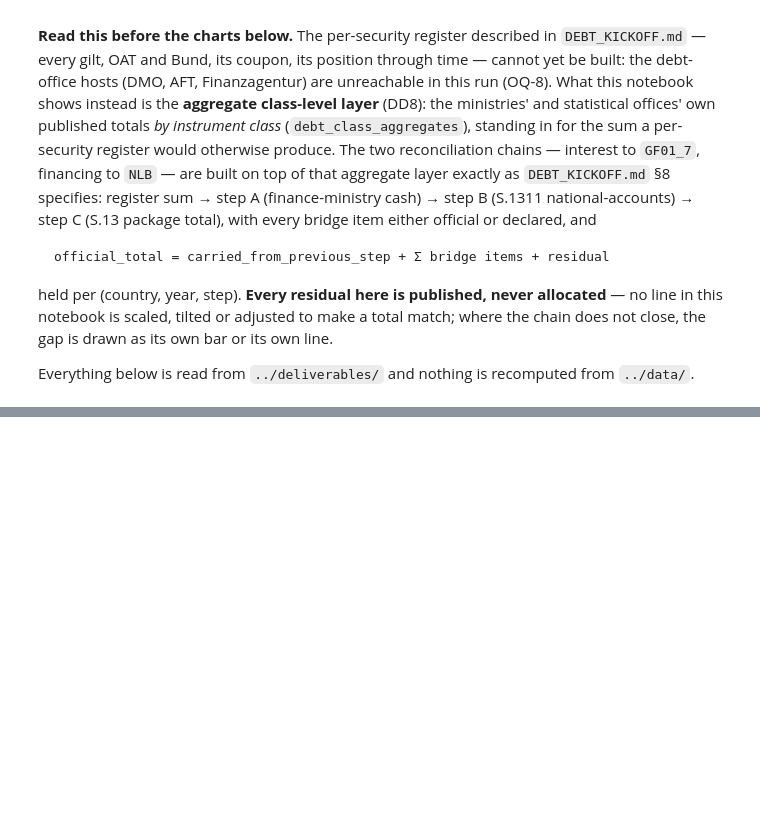
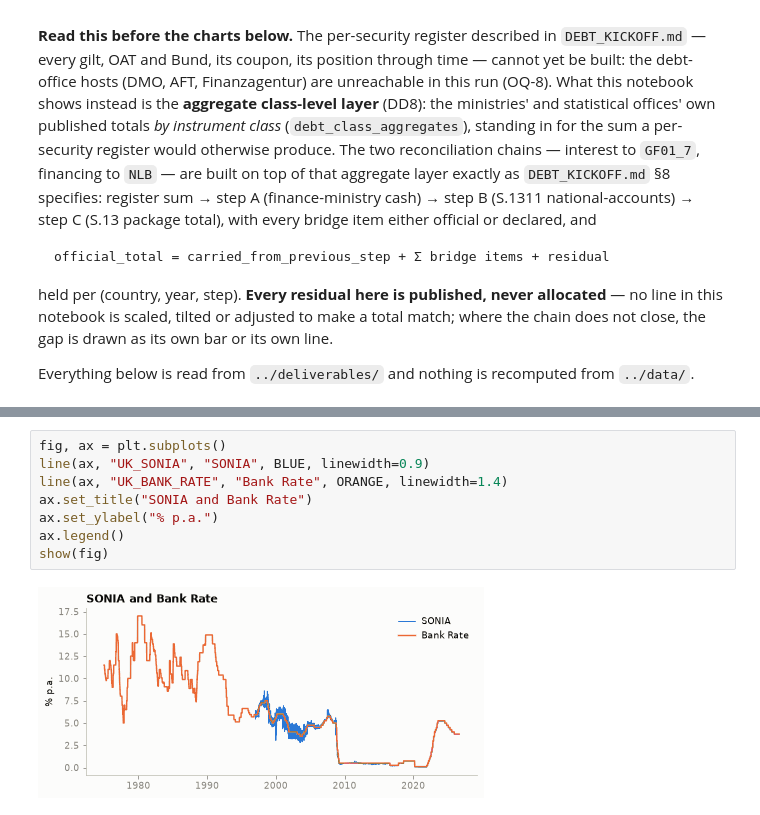
Before and after one commit to adrianchiu1/redbox, a Jupyter notebook: notebooks/debtbook.ipynb, the cells around one changed output, grey strips where cells are left out. Saved outputs shown, nothing was run; the diff lists cells and outputs as text; blank space fills up the shorter version.

```diff
--- a/notebooks/debtbook.ipynb
+++ b/notebooks/debtbook.ipynb
@@ -139,0 +175,10 @@ def thousands(ax):
+# %%
+fig, ax = plt.subplots()
+line(ax, "UK_SONIA", "SONIA", BLUE, linewidth=0.9)
+line(ax, "UK_BANK_RATE", "Bank Rate", ORANGE, linewidth=1.4)
+ax.set_title("SONIA and Bank Rate")
+ax.set_ylabel("% p.a.")
+ax.legend()
+show(fig)
+# %% [output]
+[figure, added]
```
Also changed, not shown: parts of 43 cells of this notebook, 6 other files.
